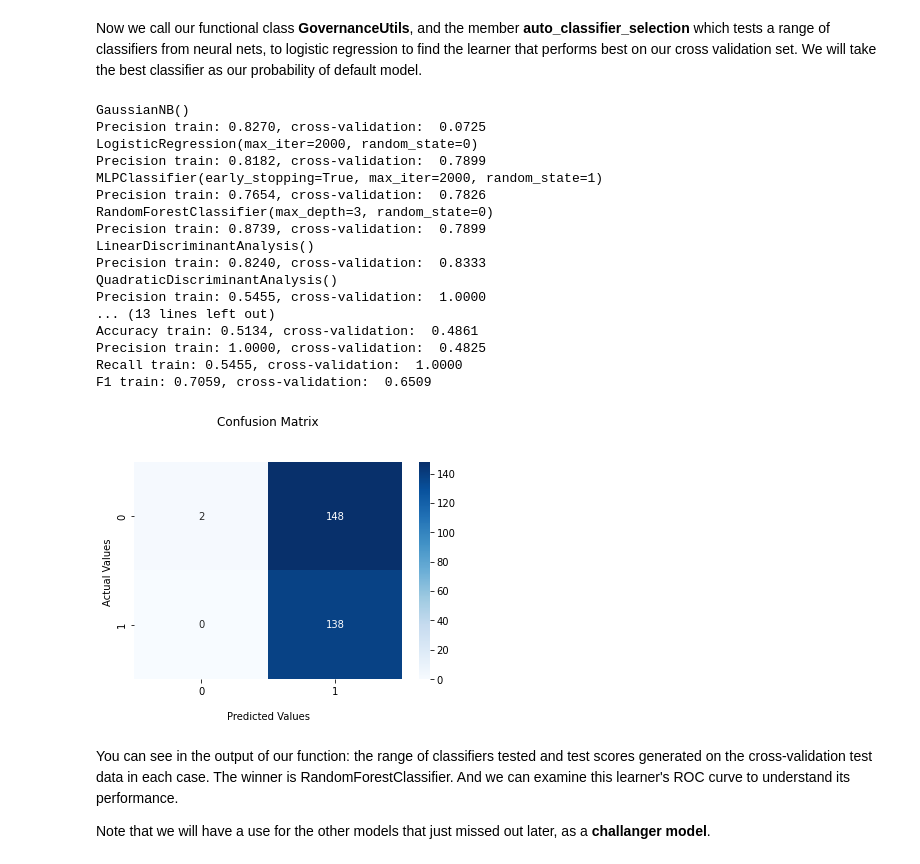
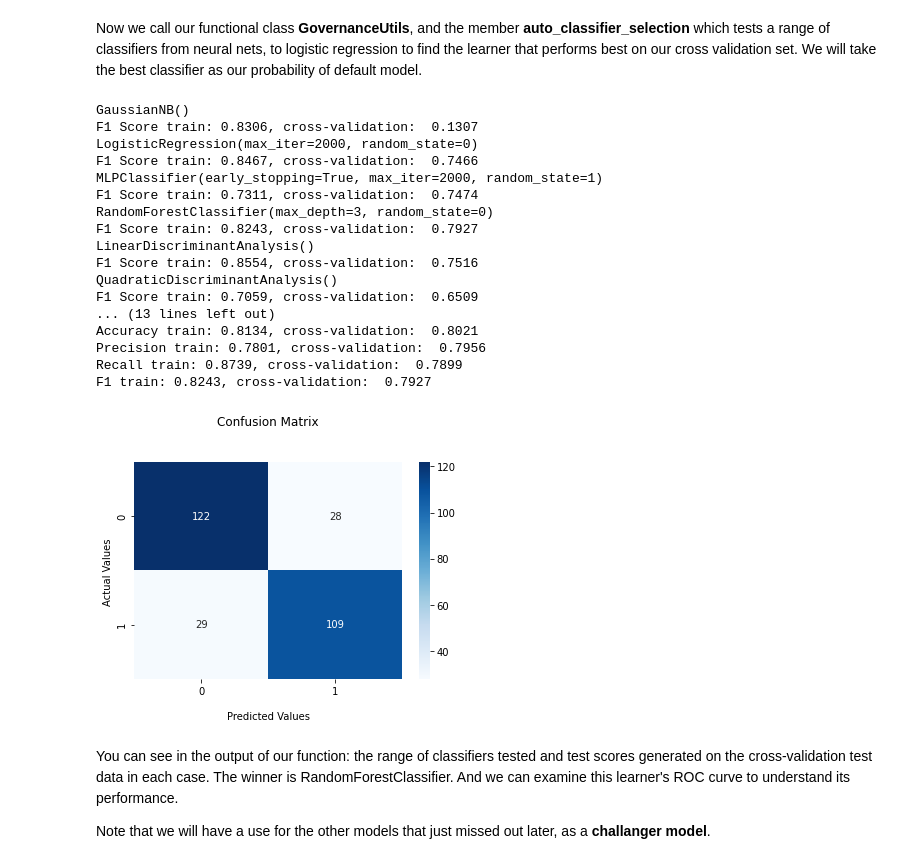
Before and after one commit to danphilps/credit_use_case, a Jupyter notebook: M6_Credit.ipynb, the cells around one changed output. Drawn from its saved outputs; the diff is of its cells as text; code cells hidden in the pictures.

```diff
--- a/M6_Credit.ipynb
+++ b/M6_Credit.ipynb
@@ -619,30 +619,30 @@ Now we call our functional class **GovernanceUtils**, and the member **auto_clas
 # %%
 # Run our function....autoselect the best classifier wrt F1
 max_mdl, all_models, all_models_desc, all_mdls_prec = GovernanceUtils.auto_classifier_selection(X_train=X_train_cv,
                                                                                                 X_cross_validation=X_cv,
                                                                                                 y_train=y_train_cv,
                                                                                                 y_cross_validation=y_cv,
-                                                                                                selection_criteria='recall',
+                                                                                                selection_criteria='f1',
                                                                                                 balance_method ='') # no balancing
 # %% [output]
 GaussianNB()
-Precision train: 0.8270, cross-validation:  0.0725
+F1 Score train: 0.8306, cross-validation:  0.1307
 LogisticRegression(max_iter=2000, random_state=0)
-Precision train: 0.8182, cross-validation:  0.7899
+F1 Score train: 0.8467, cross-validation:  0.7466
 MLPClassifier(early_stopping=True, max_iter=2000, random_state=1)
-Precision train: 0.7654, cross-validation:  0.7826
+F1 Score train: 0.7311, cross-validation:  0.7474
 RandomForestClassifier(max_depth=3, random_state=0)
-Precision train: 0.8739, cross-validation:  0.7899
+F1 Score train: 0.8243, cross-validation:  0.7927
 LinearDiscriminantAnalysis()
-Precision train: 0.8240, cross-validation:  0.8333
+F1 Score train: 0.8554, cross-validation:  0.7516
 QuadraticDiscriminantAnalysis()
-Precision train: 0.5455, cross-validation:  1.0000
+F1 Score train: 0.7059, cross-validation:  0.6509
 ... (13 lines left out)
-Accuracy train: 0.5134, cross-validation:  0.4861
-Precision train: 1.0000, cross-validation:  0.4825
-Recall train: 0.5455, cross-validation:  1.0000
-F1 train: 0.7059, cross-validation:  0.6509
+Accuracy train: 0.8134, cross-validation:  0.8021
+Precision train: 0.7801, cross-validation:  0.7956
+Recall train: 0.8739, cross-validation:  0.7899
+F1 train: 0.8243, cross-validation:  0.7927
-[figure, old version]
+[figure, new version]
 # %% [markdown]
 You can see in the output of our function: the range of classifiers tested and test scores generated on the cross-validation test data in each case. The winner is RandomForestClassifier. And we can examine this learner's ROC curve to understand its performance.
 
```
Also changed, not shown: parts of 9 cells of this notebook.
